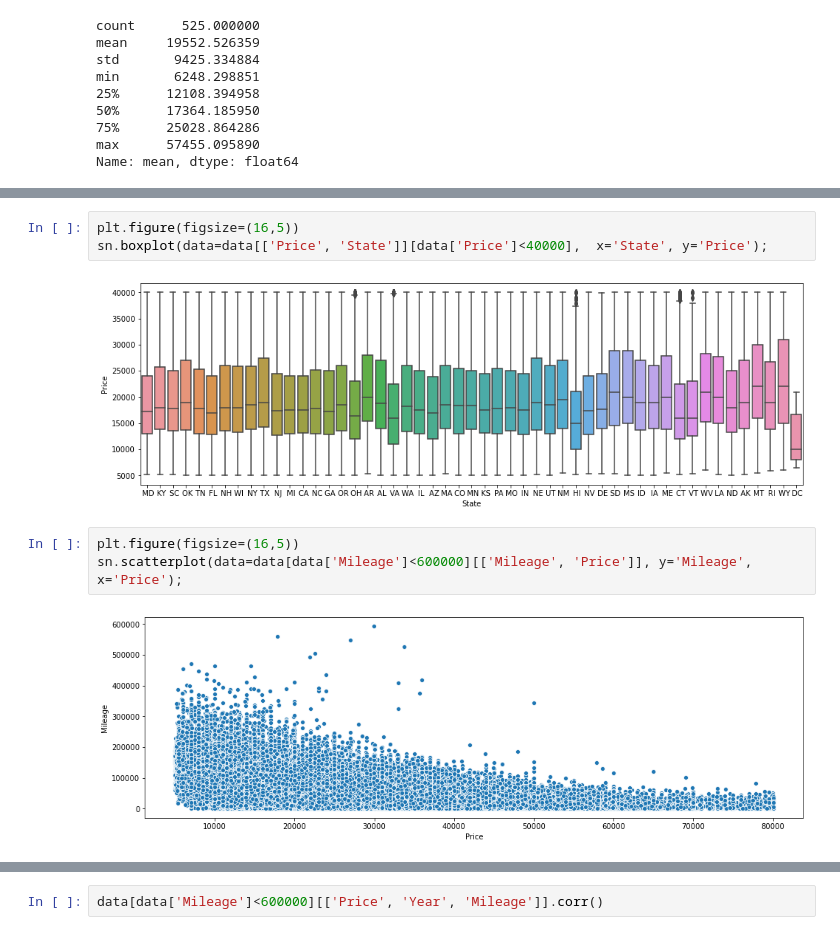
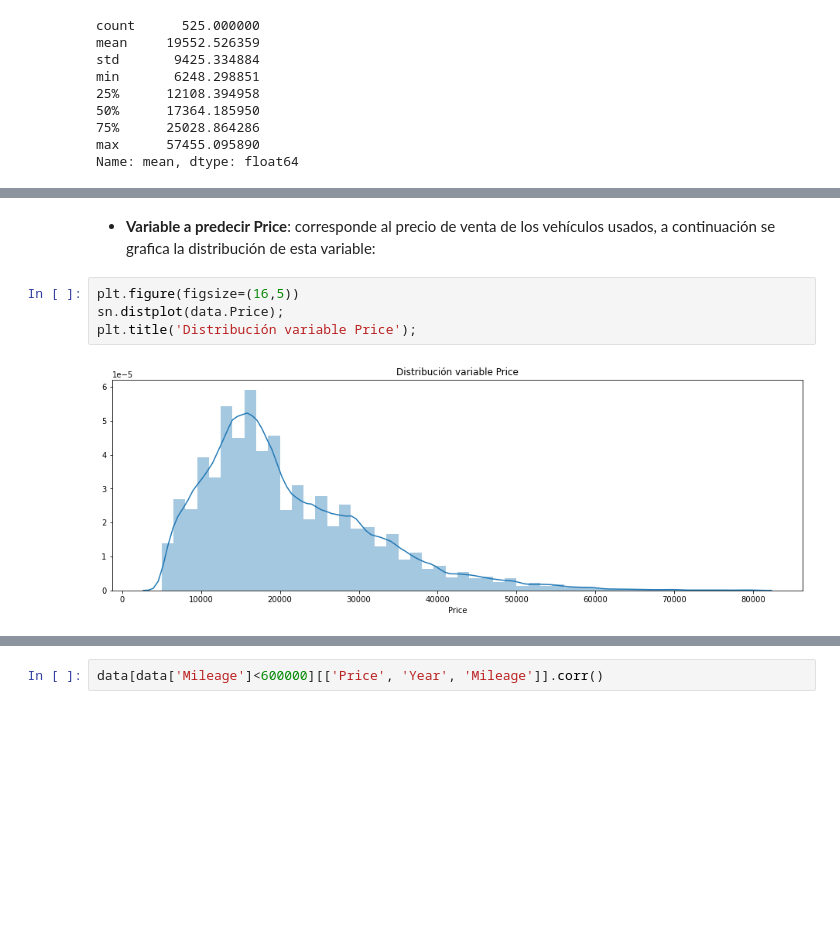
Before and after one commit to dljaimes/Advanced-Methods-in-Data-Analysis_1_Grupo_5, a Jupyter notebook: Proyecto_2/Proyecto_2_VersionFinal.ipynb, the cells around one changed output, grey strips where cells are left out. Drawn from its saved outputs; the diff is of its cells as text; blank space fills up the shorter version.

```diff
--- a/Proyecto_2/Proyecto_2_VersionFinal.ipynb
+++ b/Proyecto_2/Proyecto_2_VersionFinal.ipynb
@@ -189,10 +211,8 @@ sn.boxplot(data=data[['Price', 'Make']],  x='Make', y='Price');
+# %% [markdown]
+* **Variable a predecir Price**: corresponde al precio de venta de los vehículos usados, a continuación se grafica la distribución de esta variable:
 # %%
 plt.figure(figsize=(16,5))
-sn.boxplot(data=data[['Price', 'State']][data['Price']<40000],  x='State', y='Price');
+sn.distplot(data.Price);
+plt.title('Distribución variable Price');
 # %% [output]
-[figure, old version]
+[figure, new version]
-# %%
-plt.figure(figsize=(16,5))
-sn.scatterplot(data=data[data['Mileage']<600000][['Mileage', 'Price']], y='Mileage', x='Price');
-# %% [output]
-[figure, removed]
```
Also changed, not shown: parts of 75 cells of this notebook.
